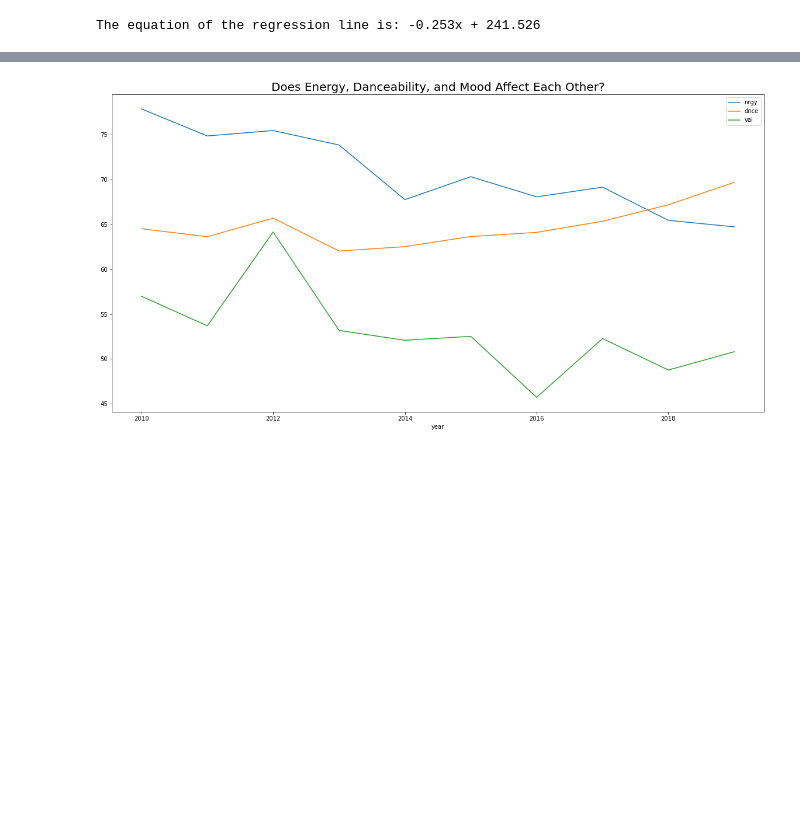
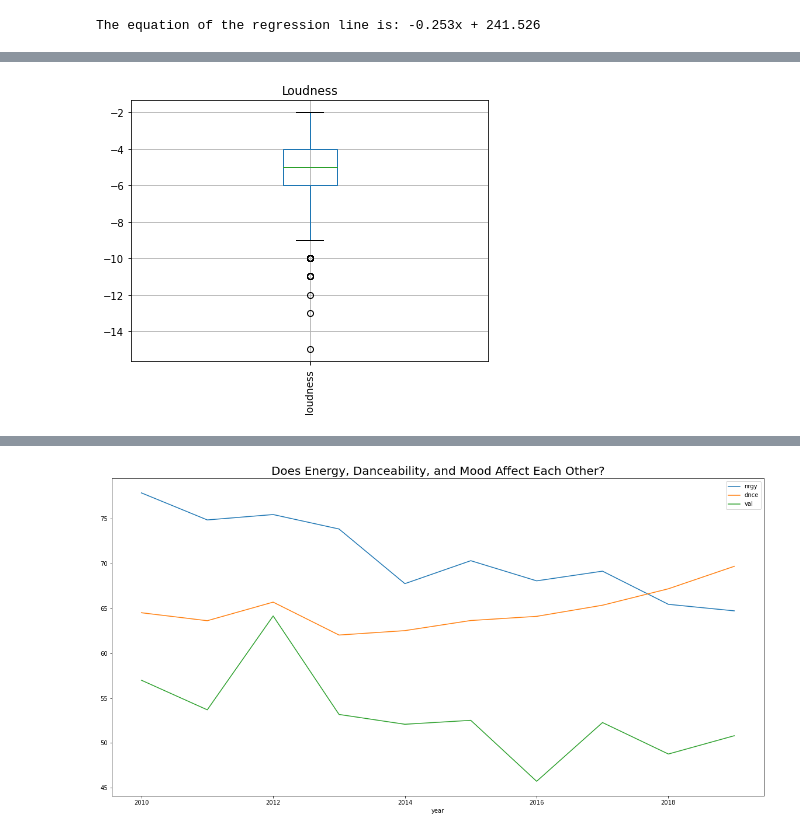
Before and after one commit to jvalliere/CMPS240-final-project, a Jupyter notebook: CMPS240_final_project.ipynb, the cells around one changed output, grey strips where cells are left out. Drawn from its saved outputs; the diff is of its cells as text; code cells hidden in the pictures; blank space fills up the shorter version.

```diff
--- a/CMPS240_final_project.ipynb
+++ b/CMPS240_final_project.ipynb
@@ -158,0 +145,8 @@ plt.show()
+# %%
+top10s.boxplot(column='dB')
+labels = ['loudness']
+plt.xticks(labels_number, labels, rotation = 90)
+plt.title('Loudness')
+labels_number = [0,1]
+# %% [output]
+[figure, added]
```
Also changed, not shown: parts of 9 cells of this notebook.
